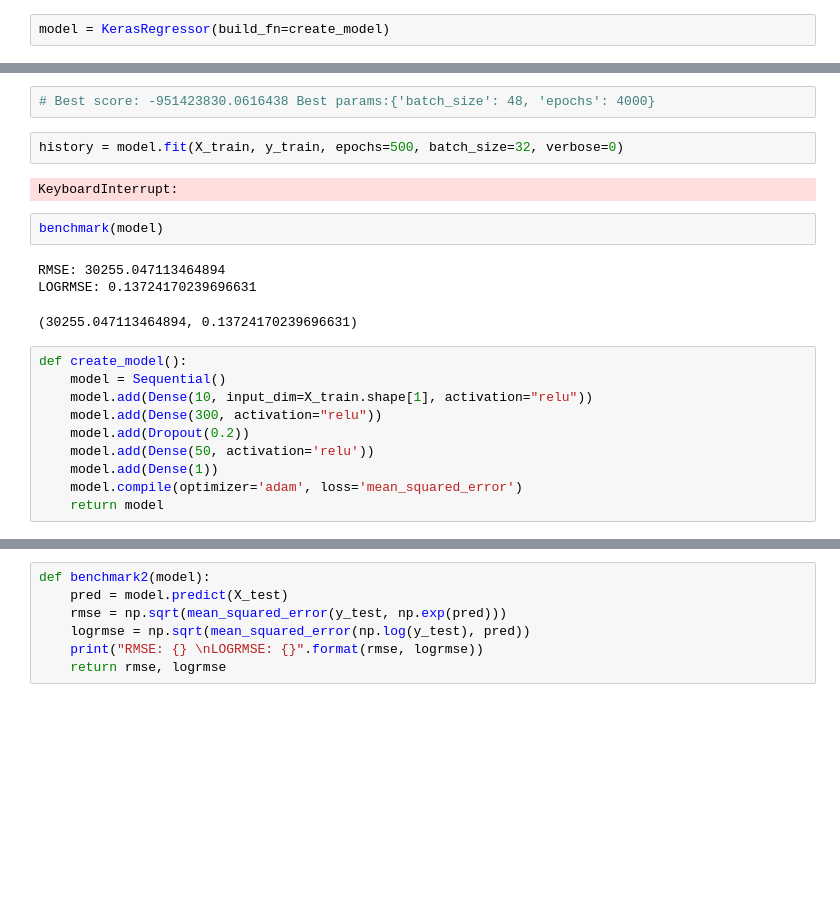
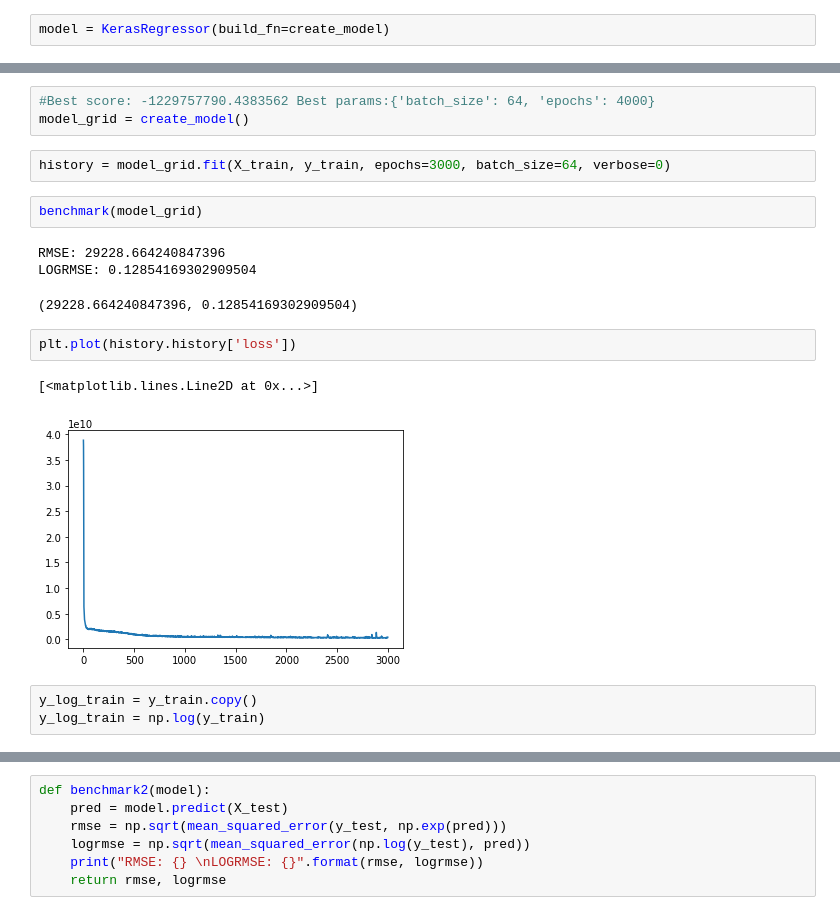
Before and after one commit to zingp/machine-learning, a Jupyter notebook: ANN/anntest.ipynb, the cells around one changed output, grey strips where cells are left out. Saved outputs shown, nothing was run; the diff lists cells and outputs as text; blank space fills up the shorter version.

```diff
--- a/ANN/anntest.ipynb
+++ b/ANN/anntest.ipynb
@@ -91,22 +160,19 @@ KeyboardInterrupt:
 # %%
-# Best score: -951423830.0616438 Best params:{'batch_size': 48, 'epochs': 4000}
+#Best score: -1229757790.4383562 Best params:{'batch_size': 64, 'epochs': 4000}
+model_grid = create_model()
 # %%
-history = model.fit(X_train, y_train, epochs=500, batch_size=32, verbose=0)
+history = model_grid.fit(X_train, y_train, epochs=3000, batch_size=64, verbose=0)
-# %% [output]
-KeyboardInterrupt:
 # %%
-benchmark(model)
+benchmark(model_grid)
 # %% [output]
-RMSE: 30255.047113464894
-LOGRMSE: 0.13724170239696631
+RMSE: 29228.664240847396
+LOGRMSE: 0.12854169302909504
-(30255.047113464894, 0.13724170239696631)
+(29228.664240847396, 0.12854169302909504)
-# %%
-def create_model():
-    model = Sequential()
-    model.add(Dense(10, input_dim=X_train.shape[1], activation="relu"))
-    model.add(Dense(300, activation="relu"))
-    model.add(Dropout(0.2))
-    model.add(Dense(50, activation='relu'))
-    model.add(Dense(1))
-    model.compile(optimizer='adam', loss='mean_squared_error')
-    return model
+# %%
+plt.plot(history.history['loss'])
+# %% [output]
+[<matplotlib.lines.Line2D at 0x...>]
+[figure, added]
+# %%
+y_log_train = y_train.copy()
+y_log_train = np.log(y_train)
```
Also changed, not shown: parts of 31 cells of this notebook.
